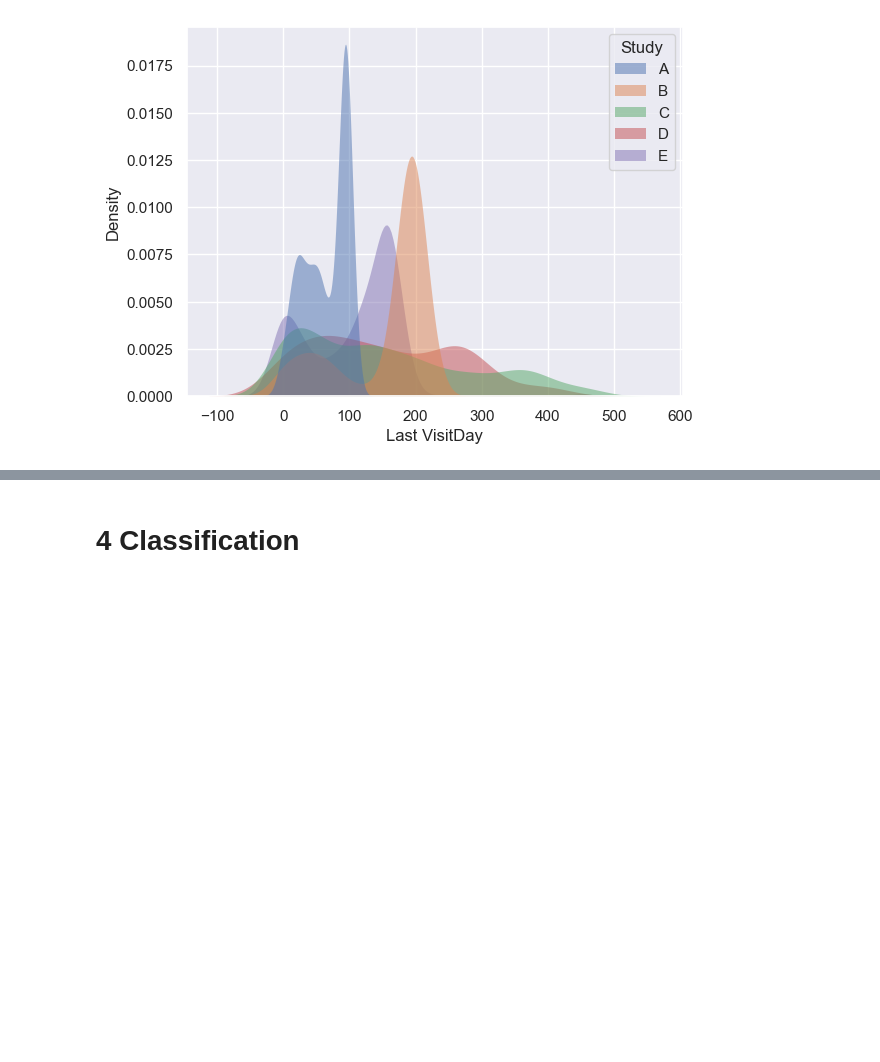
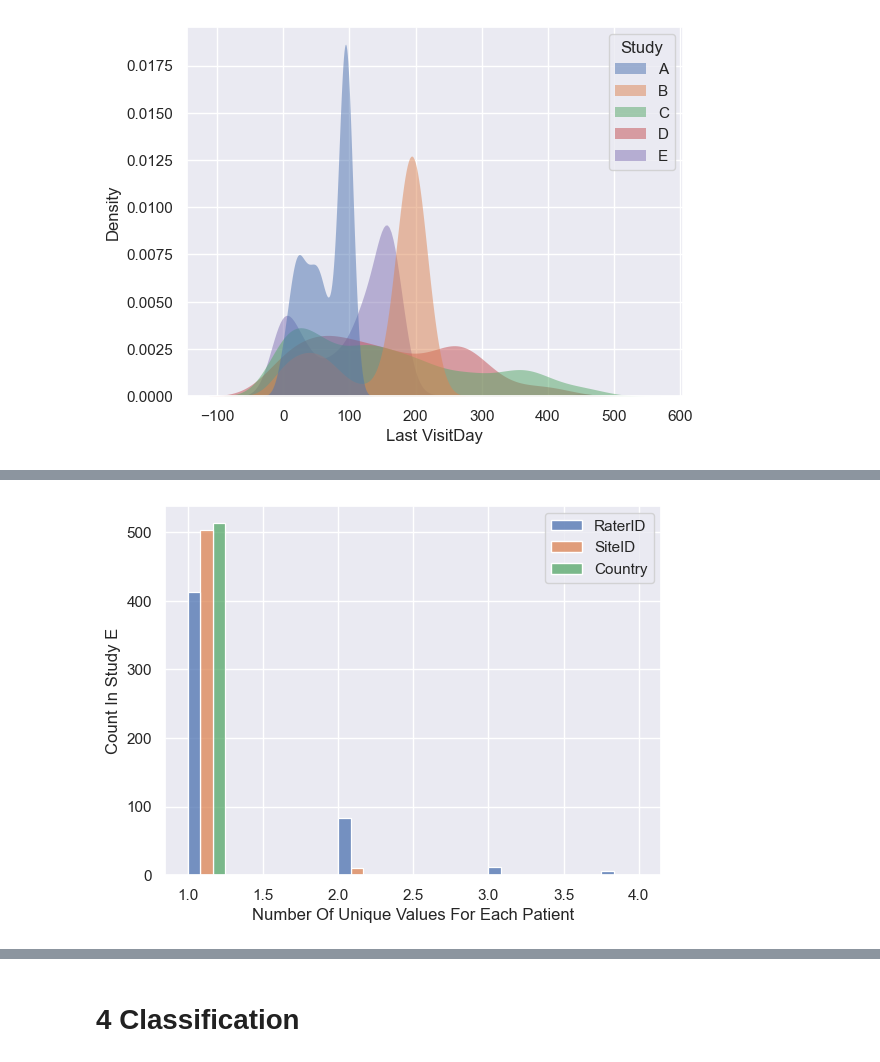
Before and after one commit to AlistairKeiller/STATS-202-final, a Jupyter notebook: final.ipynb, the cells around one changed output, grey strips where cells are left out. Saved outputs shown, nothing was run; the diff lists cells and outputs as text; code cells hidden in the pictures; blank space fills up the shorter version.

```diff
--- a/final.ipynb
+++ b/final.ipynb
@@ -496,2 +544,15 @@ plt.show()
+# %%
+def number_of_unique(x):
+    return pd.DataFrame({
+        "RaterID": [len(np.unique(x.RaterID))],
+        "SiteID": [len(np.unique(x.SiteID))],
+        "Country": [len(np.unique(x.Country))],
+    })
+sns.histplot(data=data[data.Study == "E"].groupby("PatientID").apply(number_of_unique), multiple="dodge")
+plt.xlabel("Number Of Unique Values For Each Patient")
+plt.ylabel("Count In Study E")
+plt.show()
+# %% [output]
+[figure, added]
 # %%
 max_past_predictor_days = 2
```
Also changed, not shown: parts of 9 cells of this notebook.
